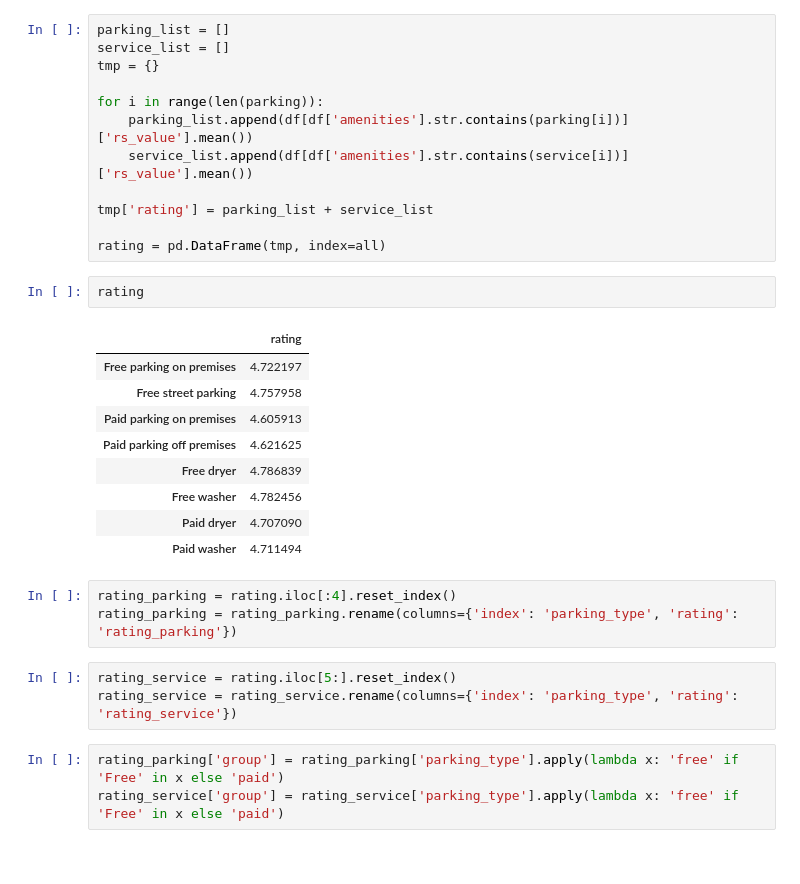
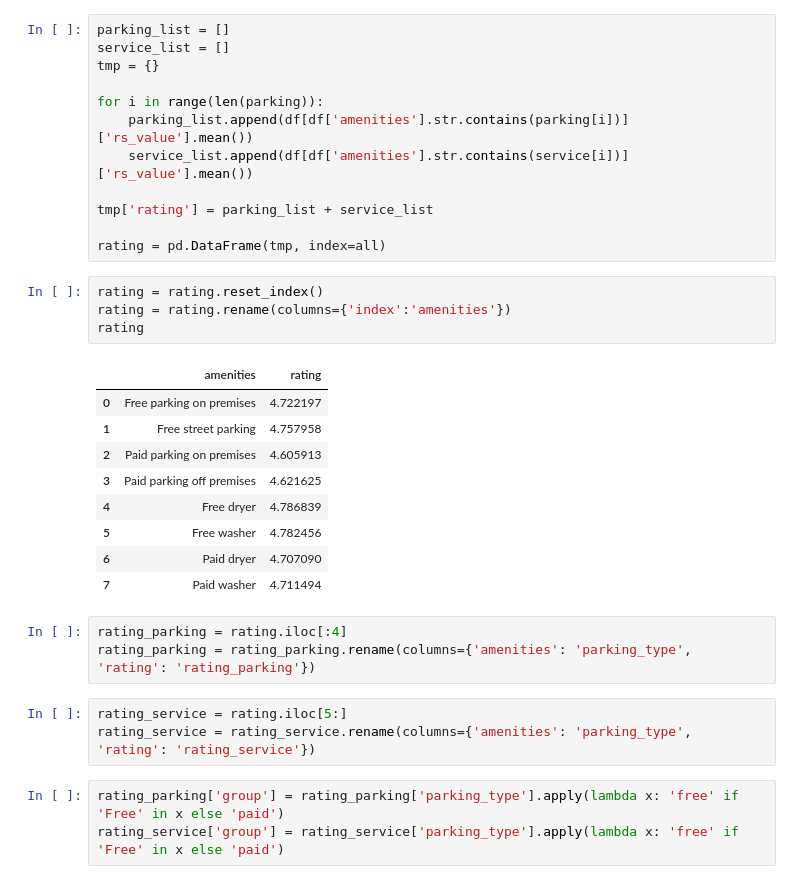
Before and after one commit to danieldang1806/pydataset, a Jupyter notebook: Airbnb_Value_Analysis.ipynb, the cells around one changed output. Drawn from its saved outputs; the diff is of its cells as text.

```diff
--- a/Airbnb_Value_Analysis.ipynb
+++ b/Airbnb_Value_Analysis.ipynb
@@ -664,24 +664,26 @@ for i in range(len(parking)):
 tmp['rating'] = parking_list + service_list
 
 rating = pd.DataFrame(tmp, index=all)
-# %%
-rating
-# %% [output]
-|  | rating |
-| Free parking on premises | 4.722197 |
-| Free street parking | 4.757958 |
-| Paid parking on premises | 4.605913 |
-| Paid parking off premises | 4.621625 |
-| Free dryer | 4.786839 |
-| Free washer | 4.782456 |
-| Paid dryer | 4.707090 |
-| Paid washer | 4.711494 |
+# %%
+rating = rating.reset_index()
+rating = rating.rename(columns={'index':'amenities'})
+rating
+# %% [output]
+|  | amenities | rating |
+| 0 | Free parking on premises | 4.722197 |
+| 1 | Free street parking | 4.757958 |
+| 2 | Paid parking on premises | 4.605913 |
+| 3 | Paid parking off premises | 4.621625 |
+| 4 | Free dryer | 4.786839 |
+| 5 | Free washer | 4.782456 |
+| 6 | Paid dryer | 4.707090 |
+| 7 | Paid washer | 4.711494 |
 # %%
-rating_parking = rating.iloc[:4].reset_index()
-rating_parking = rating_parking.rename(columns={'index': 'parking_type', 'rating': 'rating_parking'})
+rating_parking = rating.iloc[:4]
+rating_parking = rating_parking.rename(columns={'amenities': 'parking_type', 'rating': 'rating_parking'})
 # %%
-rating_service = rating.iloc[5:].reset_index()
-rating_service = rating_service.rename(columns={'index': 'parking_type', 'rating': 'rating_service'})
+rating_service = rating.iloc[5:]
+rating_service = rating_service.rename(columns={'amenities': 'parking_type', 'rating': 'rating_service'})
 # %%
 rating_parking['group'] = rating_parking['parking_type'].apply(lambda x: 'free' if 'Free' in x else 'paid')
 rating_service['group'] = rating_service['parking_type'].apply(lambda x: 'free' if 'Free' in x else 'paid')
```
Also changed, not shown: parts of 7 cells of this notebook.
